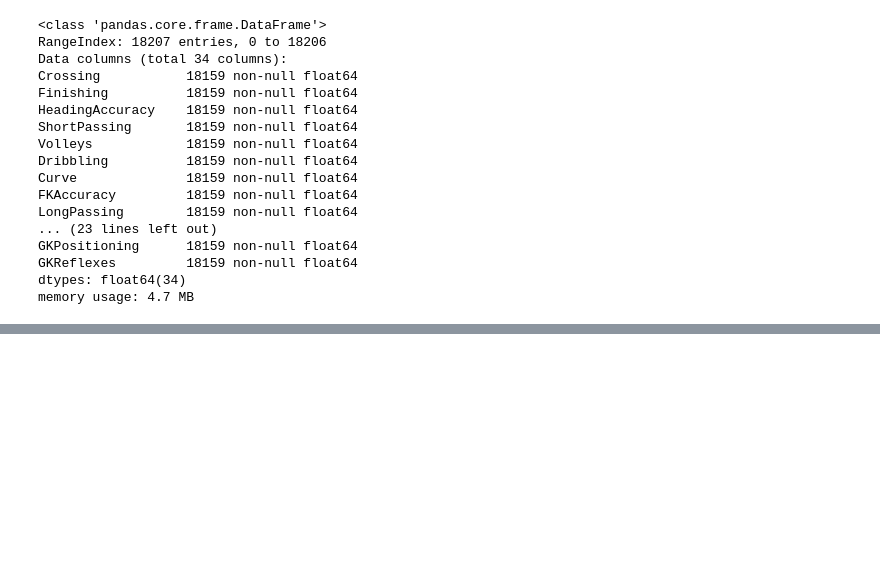
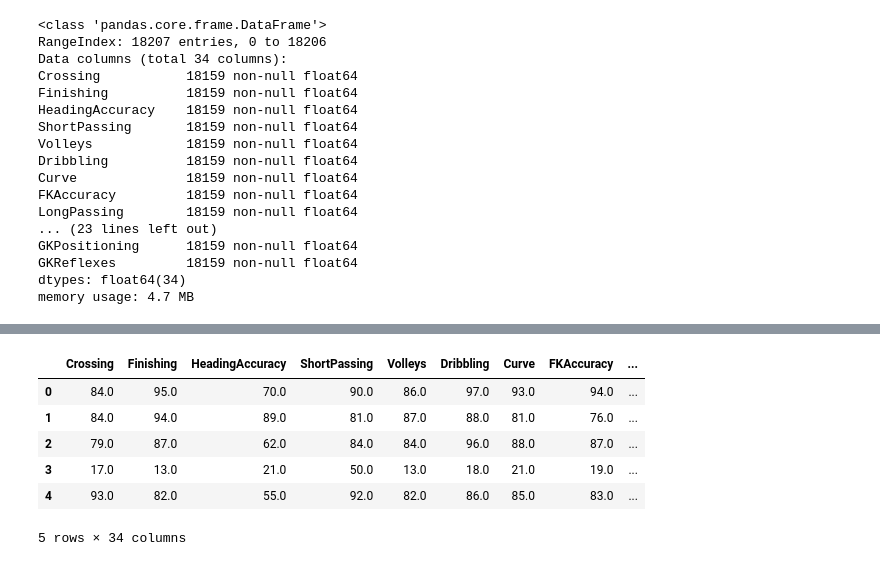
Before and after one commit to fifa-19-player-stats/data, a Jupyter notebook: FIFA19.ipynb, the cells around one changed output, grey strips where cells are left out. Drawn from its saved outputs; the diff is of its cells as text; code cells hidden in the pictures; blank space fills up the shorter version.

```diff
--- a/FIFA19.ipynb
+++ b/FIFA19.ipynb
@@ -301,0 +369,10 @@ memory usage: 4.7 MB
+# %%
+df3.head()
+# %% [output]
+|  | Crossing | Finishing | HeadingAccuracy | ShortPassing | Volleys | Dribbling | Curve | FKAccuracy | ... |
+| 0 | 84.0 | 95.0 | 70.0 | 90.0 | 86.0 | 97.0 | 93.0 | 94.0 | ... |
+| 1 | 84.0 | 94.0 | 89.0 | 81.0 | 87.0 | 88.0 | 81.0 | 76.0 | ... |
+| 2 | 79.0 | 87.0 | 62.0 | 84.0 | 84.0 | 96.0 | 88.0 | 87.0 | ... |
+| 3 | 17.0 | 13.0 | 21.0 | 50.0 | 13.0 | 18.0 | 21.0 | 19.0 | ... |
+| 4 | 93.0 | 82.0 | 55.0 | 92.0 | 82.0 | 86.0 | 85.0 | 83.0 | ... |
+5 rows × 34 columns
```
Also changed, not shown: parts of 10 cells of this notebook.
